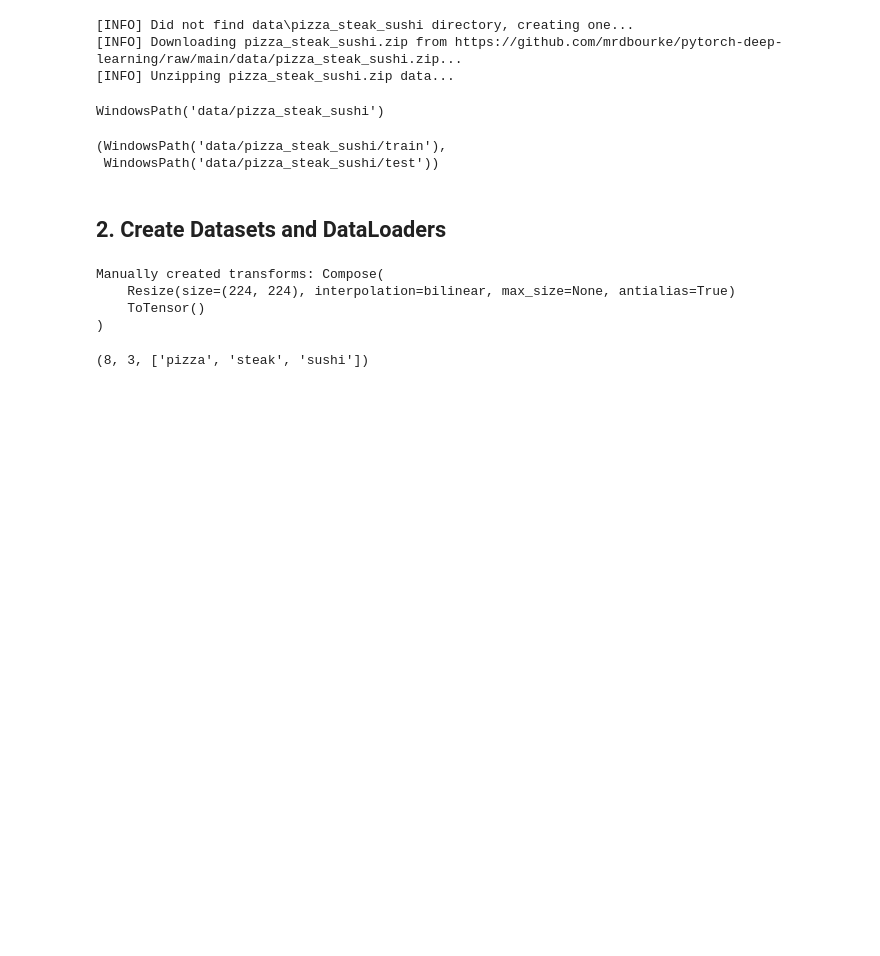
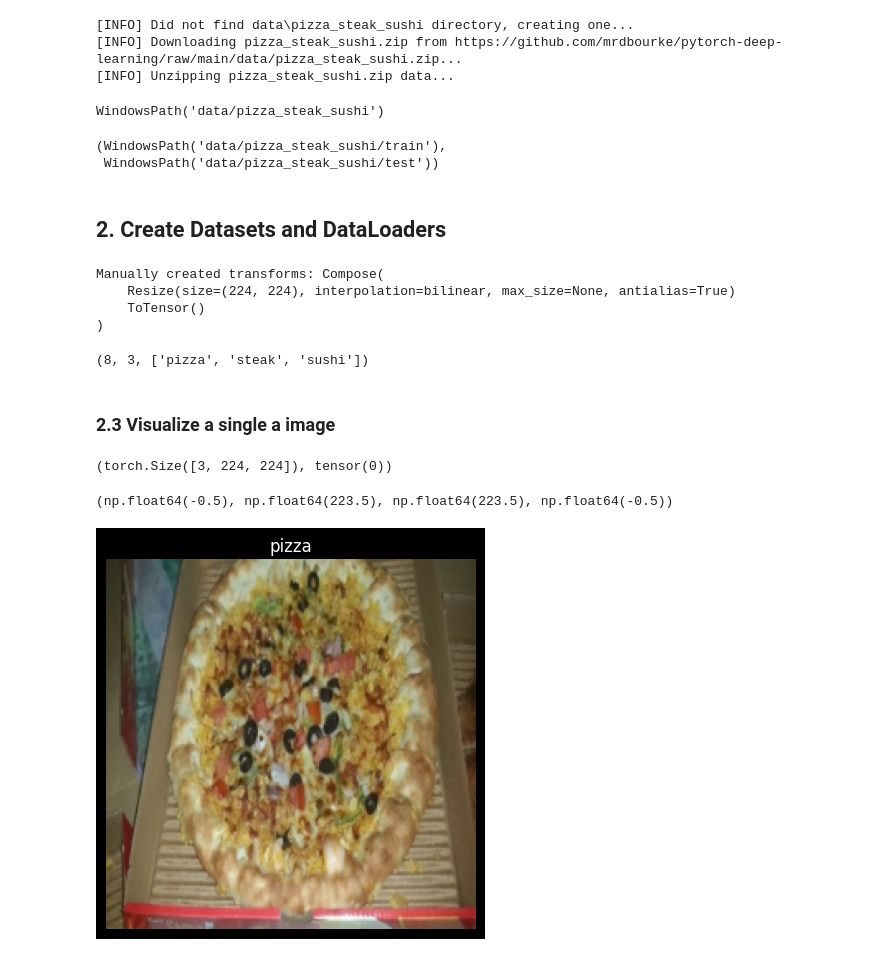
Before and after one commit to DakshGoyal1506/PyTorch_for_Deep_Learning_Bootcamp_ZTM, a Jupyter notebook: 08/08.ipynb, the cells around one changed output. Cells and saved outputs as stored; diff of their text form; code cells hidden in the pictures; blank space fills up the shorter version.

```diff
--- a/08/08.ipynb
+++ b/08/08.ipynb
@@ -162,3 +162,26 @@ train_dataloader, test_dataloader, class_names = create_dataloaders(
 len(train_dataloader), len(test_dataloader), class_names
 # %% [output]
 (8, 3, ['pizza', 'steak', 'sushi'])
+# %% [markdown]
+### 2.3 Visualize a single a image
+# %%
+import random
+
+image_batch, label_batch = next(iter(train_dataloader))
+
+i = random.randint(0, len(image_batch))
+
+image, label = image_batch[i], label_batch[i]
+
+image.shape, label
+# %% [output]
+(torch.Size([3, 224, 224]), tensor(0))
+# %%
+import matplotlib.pyplot as plt
+
+plt.imshow(image.permute(1, 2, 0))
+plt.title(class_names[label])
+plt.axis(False)
+# %% [output]
+(np.float64(-0.5), np.float64(223.5), np.float64(223.5), np.float64(-0.5))
+[figure, added]
```
Also changed, not shown: parts of 89 cells of this notebook, 2 other files.
